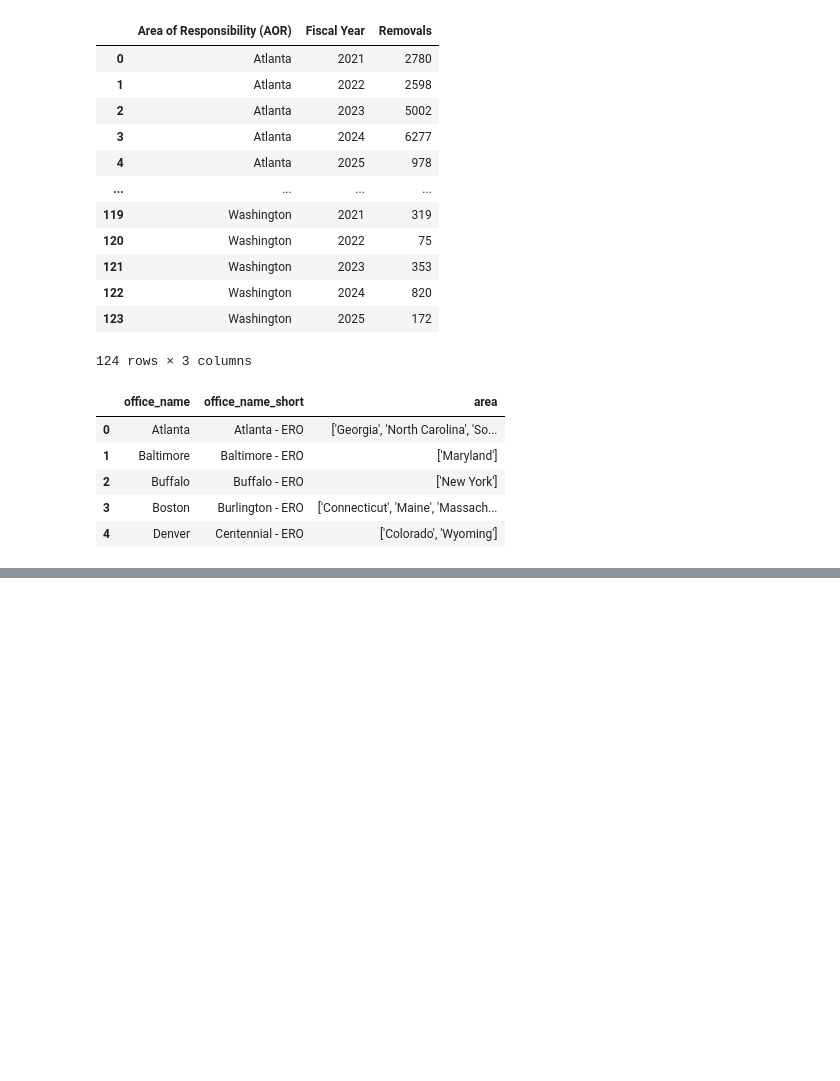
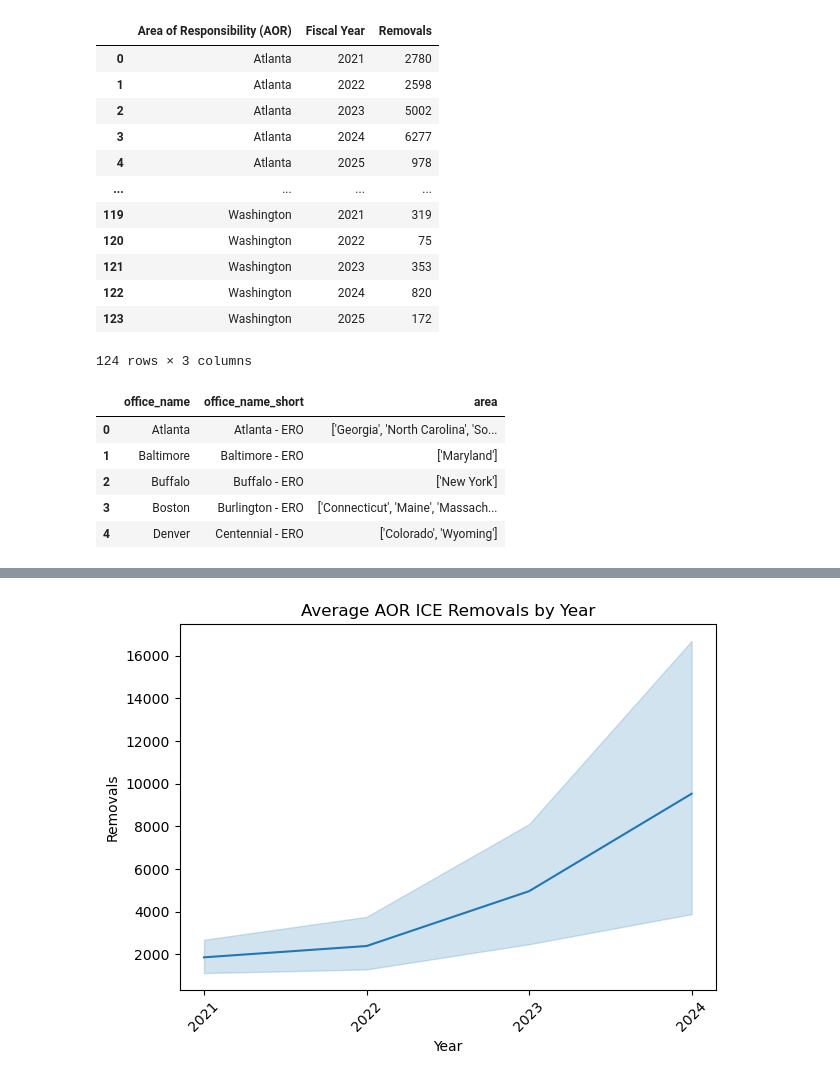
Before and after one commit to navyaa-mittal-27/qss-20-final, a Jupyter notebook: ICE_Hotline_merge.ipynb, the cells around one changed output, grey strips where cells are left out. Cells and saved outputs as stored; diff of their text form; code cells hidden in the pictures; blank space fills up the shorter version.

```diff
--- a/ICE_Hotline_merge.ipynb
+++ b/ICE_Hotline_merge.ipynb
@@ -79,0 +86,10 @@ HL_ICE_merged
+# %%
+HL_ICE_merged = HL_ICE_merged.dropna()
+HL_ICE_merged = HL_ICE_merged.rename(columns={
+    "Signals received": "Signals_received",
+    "Fiscal Year": "Fiscal_Year",
+    "Cases identified": "Cases_identified",
+    "Area of Responsibility (AOR)": "AOR"
+})
+
+HL_ICE_merged
@@ -79,0 +152,11 @@ HL_ICE_merged
+# %%
+#Line Column for Change By Year
+sns.lineplot(data=HL_ICE_merged, x='Fiscal_Year', y='Removals')
+plt.title('Average AOR ICE Removals by Year')
+plt.xlabel('Year')
+plt.xticks([2021, 2022, 2023, 2024], rotation=45)
+plt.ylabel('Removals')
+plt.tight_layout()
+plt.show()
+# %% [output]
+[figure, added]
```
Also changed, not shown: parts of 7 cells of this notebook.
